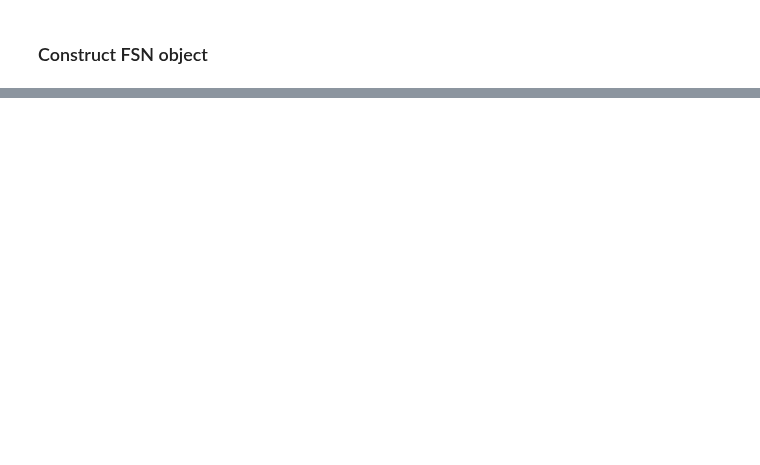
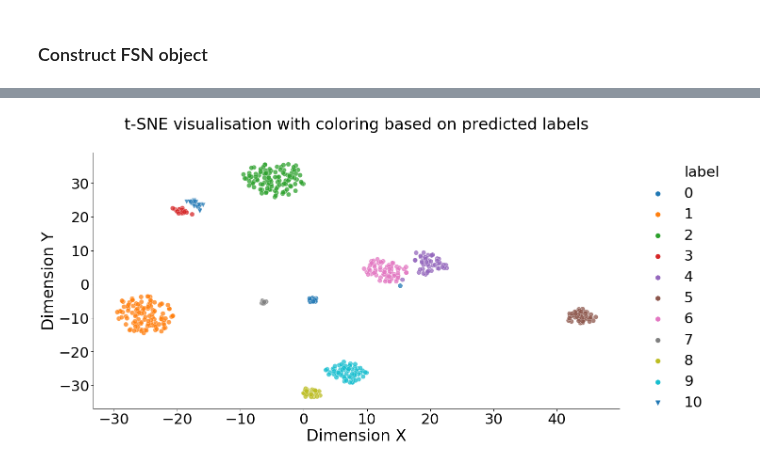
Before and after one commit to AlexWorldD/NetEmbs, a Jupyter notebook: RefactorMe.ipynb, the cells around one changed output, grey strips where cells are left out. Cells and saved outputs as stored; diff of their text form; code cells hidden in the pictures; blank space fills up the shorter version.

```diff
--- a/RefactorMe.ipynb
+++ b/RefactorMe.ipynb
@@ -5,3 +5,5 @@ import numpy as np
 DB_PATH = "Simulation/FSN_Data_5k.db"
 # %%
 from NetEmbs import *
+CONFIG.ROOT_FOLDER = "UvA/Refactoring/"
+updateCONFIG_4experiments()
@@ -28,0 +91,22 @@ draw_fsn(fsn, add_node_labels=False)
+# %%
+from typing import Tuple, Optional
+import matplotlib.pyplot as plt
+def save_to_file(ax, title: Optional[str] = None, folder: Optional[str] = None, **kwargs):
+    dpi = kwargs.get("dpi") or 140
+    fig_size = kwargs.get("fig_size") or (13, 10)
+    if title is not None:
+        postfix = "_" + str(CONFIG.STRATEGY) \
+                  + "_walks" + str(CONFIG.WALKS_PER_NODE) \
+                  + "_pressure" + str(CONFIG.PRESSURE) \
+                  + "_EMB" + str(CONFIG.EMBD_SIZE) \
+                  + "_TFsteps" + str(CONFIG.STEPS)
+        if folder is None:
+            plt.savefig(title + "_for_" + postfix + ".png", bbox_inches="tight", dpi=dpi,
+                        pad_inches=0.05)
+        else:
+            plt.savefig(folder + "img/" + title + "_for_" + postfix + ".png", bbox_inches="tight", dpi=dpi,
+                        pad_inches=0.05)
+# %%
+save_to_file(draw_embeddings(cl_labs, context="talk_half"), title="test")
+# %% [output]
+[figure, added]
```
Also changed, not shown: parts of 9 cells of this notebook, 5 other files.
